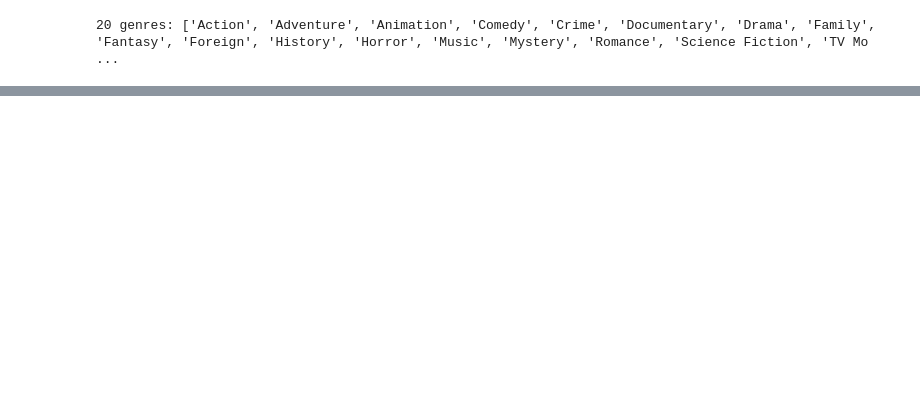
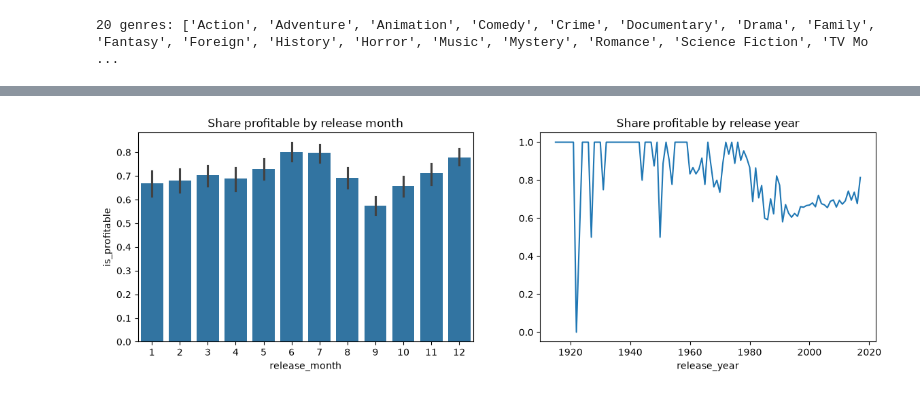
Before and after one commit to nibhatt-png/movieDataAnalysisGraphite, a Jupyter notebook: EDAandCleaning.ipynb, the cells around one changed output, grey strips where cells are left out. Saved outputs shown, nothing was run; the diff lists cells and outputs as text; code cells hidden in the pictures; blank space fills up the shorter version.

```diff
--- a/EDAandCleaning.ipynb
+++ b/EDAandCleaning.ipynb
@@ -177,0 +216,10 @@ Name: proportion, dtype: float64
+# %%
+fig, axes = plt.subplots(1, 2, figsize=(14, 4))
+sns.barplot(data=movies, x="release_month", y="is_profitable", ax=axes[0])
+axes[0].set_title("Share profitable by release month")
+
+movies.groupby("release_year")["is_profitable"].mean().plot(ax=axes[1])
+axes[1].set_title("Share profitable by release year")
+plt.show()
+# %% [output]
+[figure, added]
```
Also changed, not shown: parts of 34 cells of this notebook, 3 other files.
